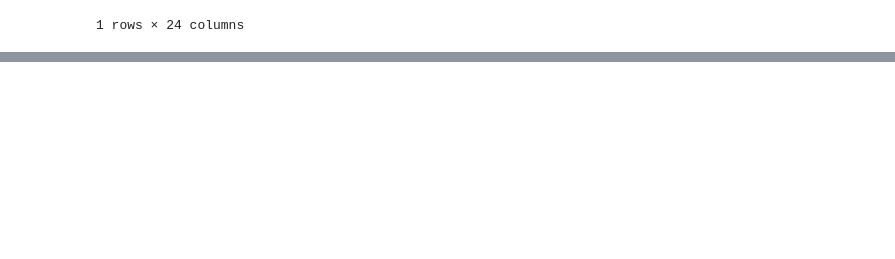
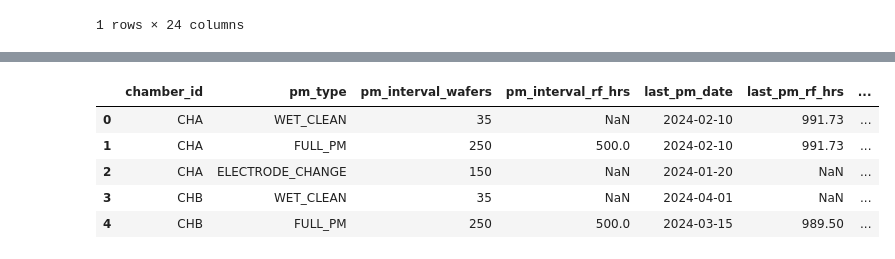
Before and after one commit to niva-scotia/manufacturing-agents, a Jupyter notebook: manual_testing.ipynb, the cells around one changed output, grey strips where cells are left out. Cells and saved outputs as stored; diff of their text form; code cells hidden in the pictures; blank space fills up the shorter version.

```diff
--- a/manual_testing.ipynb
+++ b/manual_testing.ipynb
@@ -291,0 +312,10 @@ train_machine[(train_machine['wafer_id'] == 3143) & (train_machine['tcp_top_pwr'
+# %%
+cmms_pm_schedule = pd.read_csv('data/cmms_pm_schedule.csv')
+cmms_pm_schedule.head()
+# %% [output]
+|  | chamber_id | pm_type | pm_interval_wafers | pm_interval_rf_hrs | last_pm_date | last_pm_rf_hrs | ... |
+| 0 | CHA | WET_CLEAN | 35 | NaN | 2024-02-10 | 991.73 | ... |
+| 1 | CHA | FULL_PM | 250 | 500.0 | 2024-02-10 | 991.73 | ... |
+| 2 | CHA | ELECTRODE_CHANGE | 150 | NaN | 2024-01-20 | NaN | ... |
+| 3 | CHB | WET_CLEAN | 35 | NaN | 2024-04-01 | NaN | ... |
+| 4 | CHB | FULL_PM | 250 | 500.0 | 2024-03-15 | 989.50 | ... |
```
Also changed, not shown: parts of 3 cells of this notebook.
